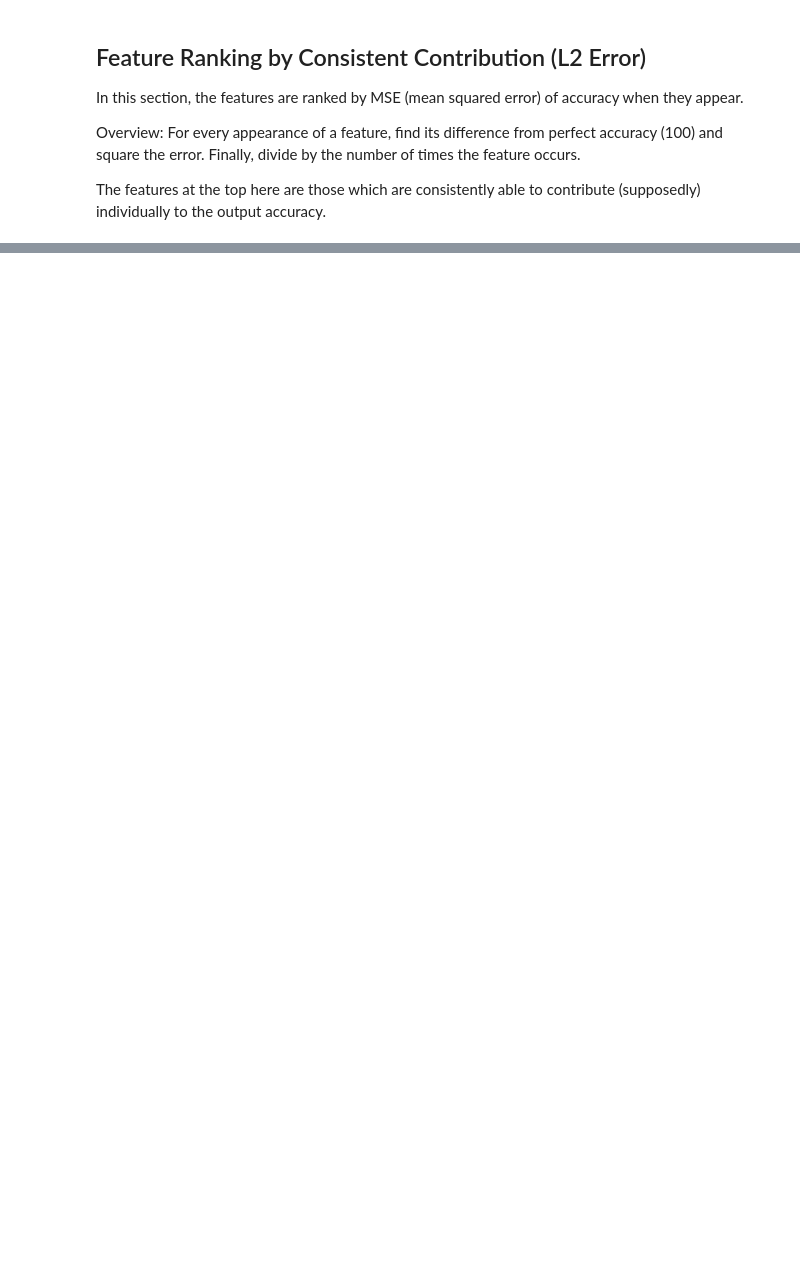
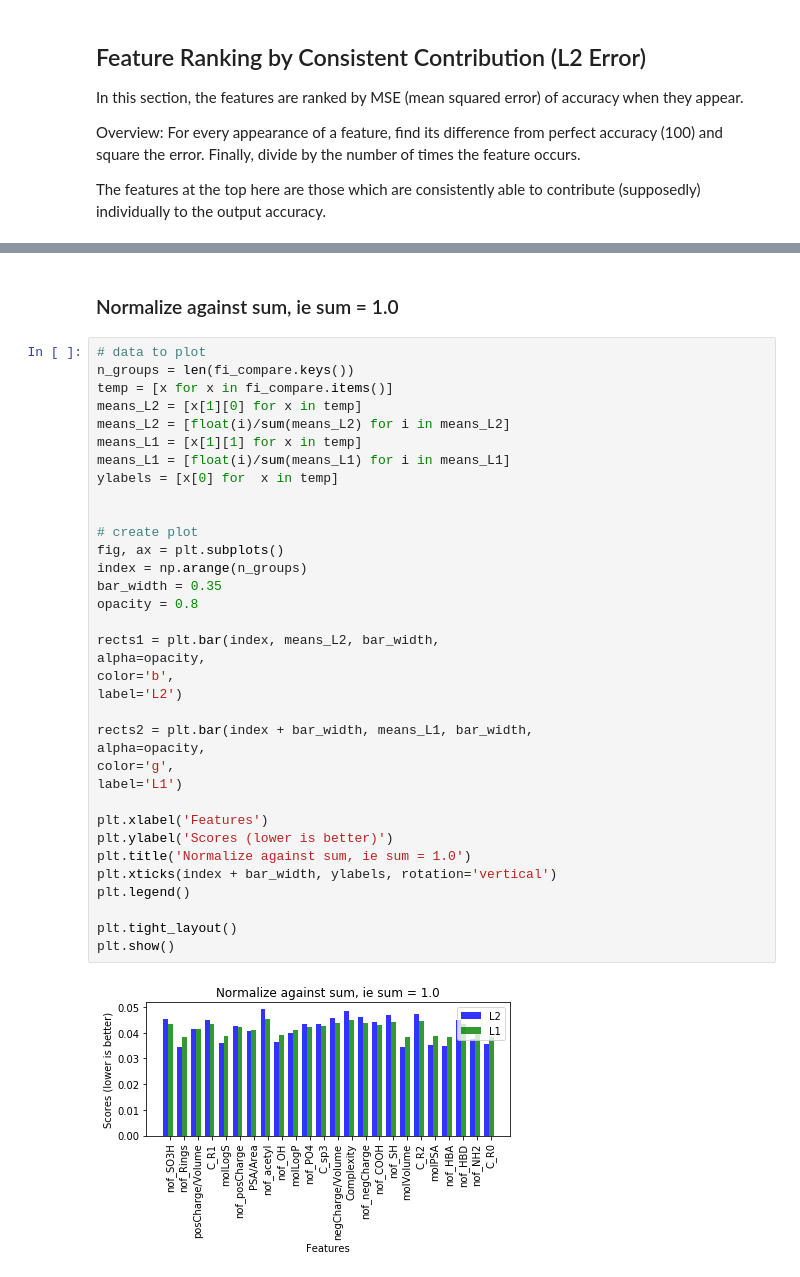
Before and after one commit to KaustubhLall/Drug-Research, a Jupyter notebook: Metabolite Dataset Analysis/Rank Features.ipynb, the cells around one changed output, grey strips where cells are left out. Cells and saved outputs as stored; diff of their text form; blank space fills up the shorter version.

```diff
--- a/Metabolite Dataset Analysis/Rank Features.ipynb
+++ b/Metabolite Dataset Analysis/Rank Features.ipynb
@@ -71,0 +224,40 @@ output accuracy.
+# %% [markdown]
+
+### Normalize against sum, ie sum = 1.0
+# %%
+# data to plot
+n_groups = len(fi_compare.keys())
+temp = [x for x in fi_compare.items()]
+means_L2 = [x[1][0] for x in temp]
+means_L2 = [float(i)/sum(means_L2) for i in means_L2]
+means_L1 = [x[1][1] for x in temp]
+means_L1 = [float(i)/sum(means_L1) for i in means_L1]
+ylabels = [x[0] for  x in temp]
+
+
+# create plot
+fig, ax = plt.subplots()
+index = np.arange(n_groups)
+bar_width = 0.35
+opacity = 0.8
+
+rects1 = plt.bar(index, means_L2, bar_width,
+alpha=opacity,
+color='b',
+label='L2')
+
+rects2 = plt.bar(index + bar_width, means_L1, bar_width,
+alpha=opacity,
+color='g',
+label='L1')
+
+plt.xlabel('Features')
+plt.ylabel('Scores (lower is better)')
+plt.title('Normalize against sum, ie sum = 1.0')
+plt.xticks(index + bar_width, ylabels, rotation='vertical')
+plt.legend()
+
+plt.tight_layout()
+plt.show()
+# %% [output]
+[figure, added]
```
Also changed, not shown: parts of 12 cells of this notebook.
